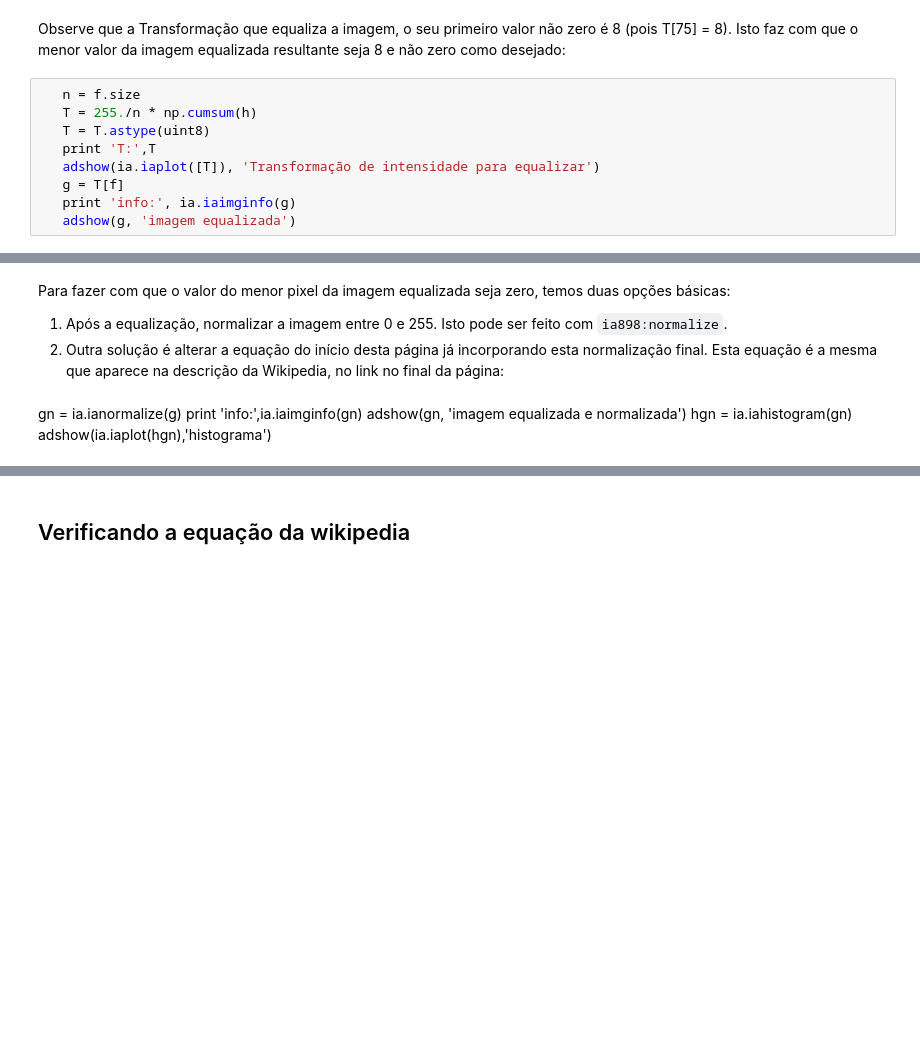
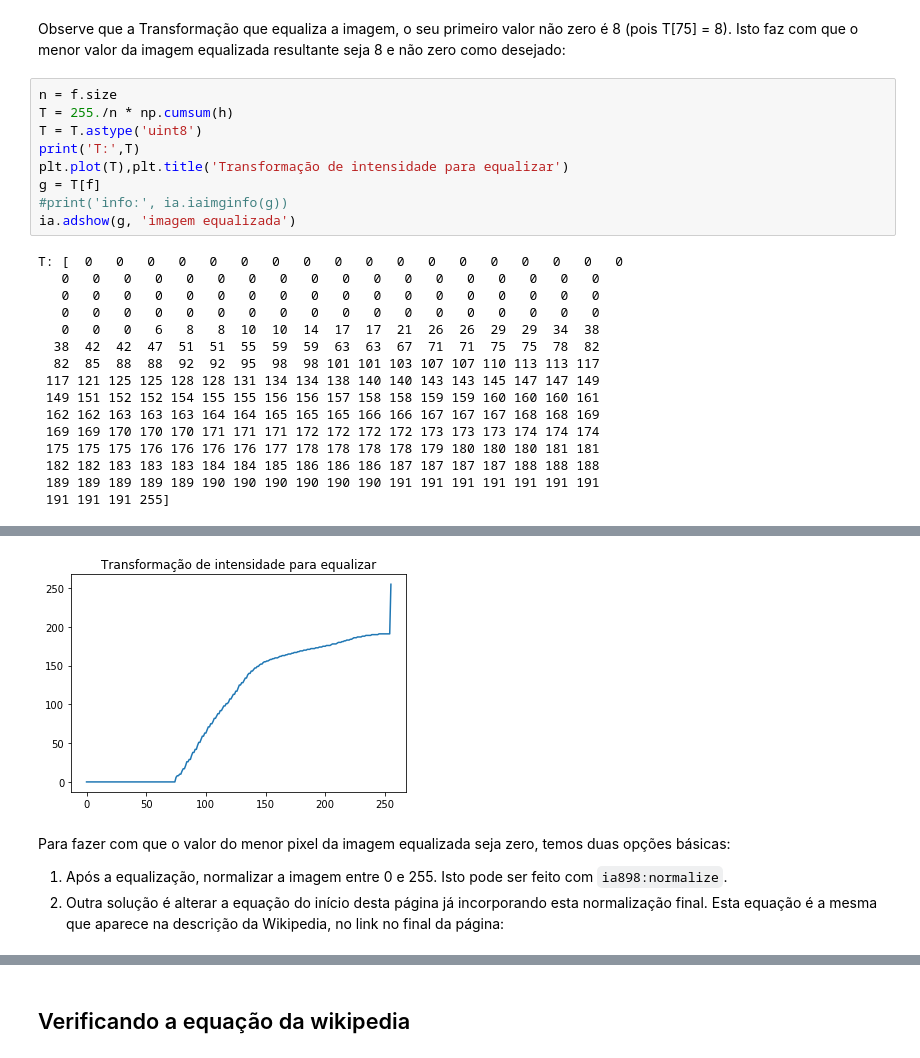
Before and after one commit to robertoalotufo/ia898, a Jupyter notebook: master/tutorial_hist_eq_2.ipynb, the cells around one changed output, grey strips where cells are left out. Saved outputs shown, nothing was run; the diff lists cells and outputs as text; blank space fills up the shorter version.

```diff
--- a/master/tutorial_hist_eq_2.ipynb
+++ b/master/tutorial_hist_eq_2.ipynb
@@ -111,11 +114,27 @@ Observe que a Transformação que equaliza a imagem, o seu primeiro valor
 não zero é 8 (pois T[75] = 8). Isto faz com que o menor valor da imagem equalizada resultante seja 8 e não zero como
 desejado:
 # %%
-   n = f.size
-   T = 255./n * np.cumsum(h)
-   T = T.astype(uint8)
-   print 'T:',T
-   adshow(ia.iaplot([T]), 'Transformação de intensidade para equalizar')
-   g = T[f]
-   print 'info:', ia.iaimginfo(g)
-   adshow(g, 'imagem equalizada')
+n = f.size
+T = 255./n * np.cumsum(h)
+T = T.astype('uint8')
+print('T:',T)
+plt.plot(T),plt.title('Transformação de intensidade para equalizar')
+g = T[f]
+#print('info:', ia.iaimginfo(g))
+ia.adshow(g, 'imagem equalizada')
+# %% [output]
+T: [  0   0   0   0   0   0   0   0   0   0   0   0   0   0   0   0   0   0
+   0   0   0   0   0   0   0   0   0   0   0   0   0   0   0   0   0   0
+   0   0   0   0   0   0   0   0   0   0   0   0   0   0   0   0   0   0
+   0   0   0   0   0   0   0   0   0   0   0   0   0   0   0   0   0   0
+   0   0   0   6   8   8  10  10  14  17  17  21  26  26  29  29  34  38
+  38  42  42  47  51  51  55  59  59  63  63  67  71  71  75  75  78  82
+  82  85  88  88  92  92  95  98  98 101 101 103 107 107 110 113 113 117
+ 117 121 125 125 128 128 131 134 134 138 140 140 143 143 145 147 147 149
+ 149 151 152 152 154 155 155 156 156 157 158 158 159 159 160 160 160 161
+ 162 162 163 163 163 164 164 165 165 165 166 166 167 167 167 168 168 169
+ 169 169 170 170 170 171 171 171 172 172 172 172 173 173 173 174 174 174
+ 175 175 175 176 176 176 176 177 178 178 178 178 179 180 180 180 181 181
+ 182 182 183 183 183 184 184 185 186 186 186 187 187 187 187 188 188 188
+ 189 189 189 189 189 190 190 190 190 190 190 191 191 191 191 191 191 191
+ 191 191 191 255]
@@ -122,12 +142,7 @@ desejado:
+[figure, added]
 # %% [markdown]
 Para fazer com que o valor do menor pixel da imagem equalizada seja zero, temos duas opções básicas:
 
 1. Após a equalização, normalizar a imagem entre 0 e 255. Isto pode ser feito com  `ia898:normalize`.
 2. Outra solução é alterar a equação do início desta página já incorporando esta normalização final. Esta
    equação é a mesma que aparece na descrição da Wikipedia, no link no final da página:
-# %% [markdown]
-   gn = ia.ianormalize(g)
-   print 'info:',ia.iaimginfo(gn)
-   adshow(gn, 'imagem equalizada e normalizada')
-   hgn = ia.iahistogram(gn)
-   adshow(ia.iaplot(hgn),'histograma')
```
Also changed, not shown: parts of 5 cells of this notebook, 3 other files.
